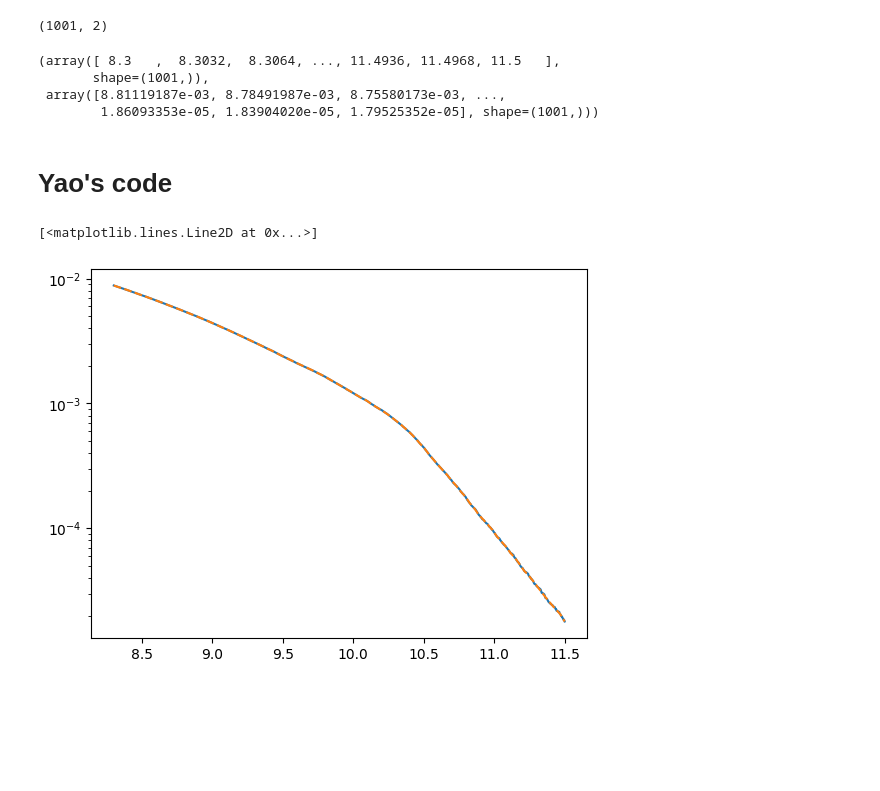
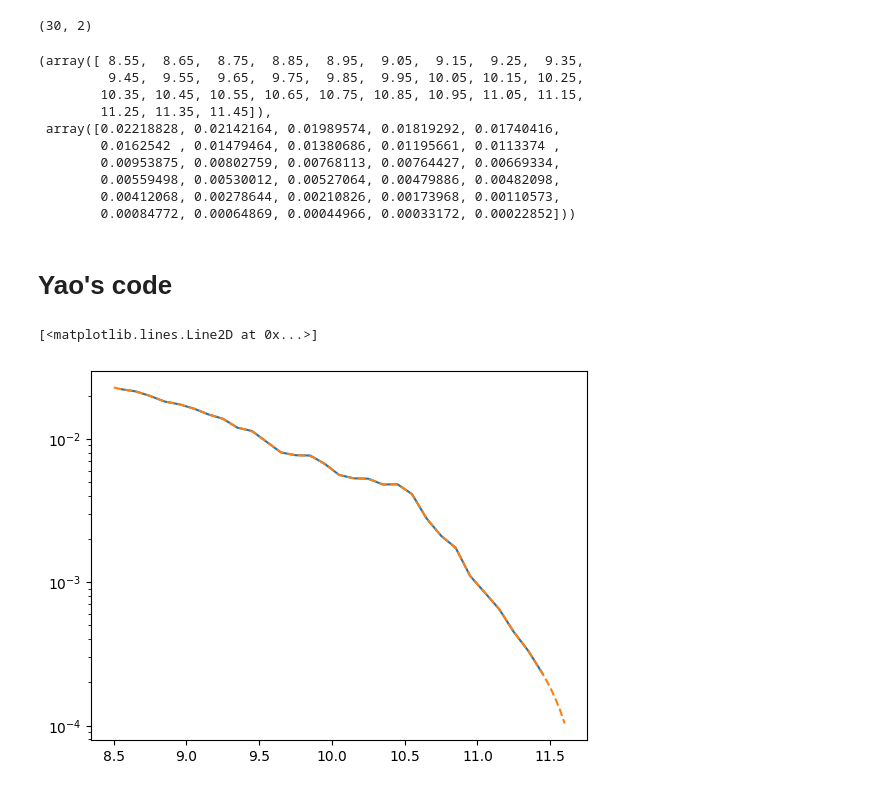
Before and after one commit to ismael-mendoza/multicam-tng-mah, a Jupyter notebook: notebooks/current/2025-10-10-abundance-function-yy.ipynb, the cells around one changed output. Cells and saved outputs as stored; diff of their text form; code cells hidden in the pictures; blank space fills up the shorter version.

```diff
--- a/notebooks/current/2025-10-10-abundance-function-yy.ipynb
+++ b/notebooks/current/2025-10-10-abundance-function-yy.ipynb
@@ -36,7 +36,7 @@ stellar_mass = convert_tng_mass(np.array(stellar_mass)) # log10(Msun / h)
 # group_mass = convert_tng_mass2(np.array(group_mass))
 # hat_group_mass = convert_tng_mass2(np.array(hat_group_mass))
 # %%
-smass = stellar_mass[stellar_mass > np.log10(1.4e6 * 100)]
+smass = stellar_mass[stellar_mass > np.log10(1.4e6 * 100 / TNG_H)]
 # %%
 plt.hist(smass)
 # %% [output]
@@ -66,0 +61,23 @@ np.int64(82)
+# %%
+# stellar mass function
+x1 = 8.5
+x2 = 11.6
+delta = 0.1
+bins = np.arange(x1, x2, step=delta)
+V_box = 110.7**3
+
+
+nd = []
+for ii in range(len(bins) - 1):
+    b1 = bins[ii]
+    b2 = bins[ii+1]
+    cond1 = smass > b1
+    cond2 = smass < b2
+    number_density = sum(cond1 & cond2) / V_box / delta # box volume
+    nd.append(number_density)
+
+smf = np.array(nd)
+x = (bins[1:] + bins[:-1]) /2
+
+plt.semilogy(x, smf)
+# plt.yscale('log')
@@ -67,15 +87,21 @@ np.int64(82)
 # %%
-lf = np.vstack([bins, smf]).T
+lf = np.vstack([x, smf]).T
 lf.shape
 # %% [output]
-(1001, 2)
+(30, 2)
 # %%
 lf[:, 0], lf[:, 1]
 # %% [output]
-(array([ 8.3   ,  8.3032,  8.3064, ..., 11.4936, 11.4968, 11.5   ],
-       shape=(1001,)),
- array([8.81119187e-03, 8.78491987e-03, 8.75580173e-03, ...,
-        1.86093353e-05, 1.83904020e-05, 1.79525352e-05], shape=(1001,)))
+(array([ 8.55,  8.65,  8.75,  8.85,  8.95,  9.05,  9.15,  9.25,  9.35,
+         9.45,  9.55,  9.65,  9.75,  9.85,  9.95, 10.05, 10.15, 10.25,
+        10.35, 10.45, 10.55, 10.65, 10.75, 10.85, 10.95, 11.05, 11.15,
+        11.25, 11.35, 11.45]),
+ array([0.02218828, 0.02142164, 0.01989574, 0.01819292, 0.01740416,
+        0.0162542 , 0.01479464, 0.01380686, 0.01195661, 0.0113374 ,
+        0.00953875, 0.00802759, 0.00768113, 0.00764427, 0.00669334,
+        0.00559498, 0.00530012, 0.00527064, 0.00479886, 0.00482098,
+        0.00412068, 0.00278644, 0.00210826, 0.00173968, 0.00110573,
+        0.00084772, 0.00064869, 0.00044966, 0.00033172, 0.00022852]))
 # %% [markdown]
 # Yao's code
 # %%
@@ -83,15 +109,17 @@ import matplotlib.pyplot as plt
 from AbundanceMatching import AbundanceFunction, LF_SCATTER_MULT, calc_number_densities, add_scatter, rematch
 # %%
 af = AbundanceFunction(lf[:,0], lf[:,1], ext_range=(x1, x2),
-                       faint_end_first=True, bright_end_fit_points=100)
+                       faint_end_first=True, bright_end_fit_points=10)
 # %%
 # check the abundance function
 plt.semilogy(lf[:,0], lf[:,1])
-x = np.linspace(x1, x2, 101)
-plt.semilogy(x, af(x), ls='--') # fit
+
+
+_x = np.linspace(x1, x2, 101)
+plt.semilogy(_x, af(_x), ls='--', ) # fit
 # %% [output]
 [<matplotlib.lines.Line2D at 0x...>]
-[figure, old version]
+[figure, new version]
 # %%
 # deconvolution and check results (it's a good idea to always check this)
 scatter = 0.2
```
Also changed, not shown: parts of 19 cells of this notebook.
